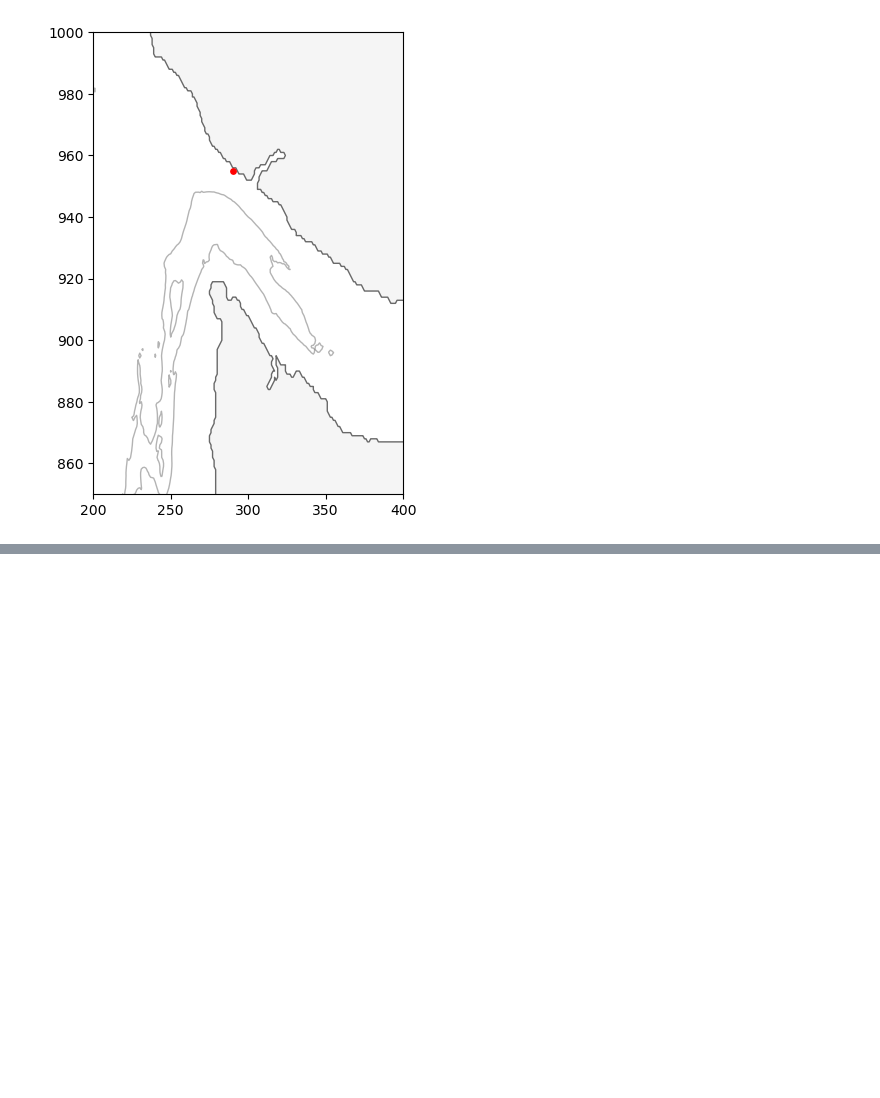
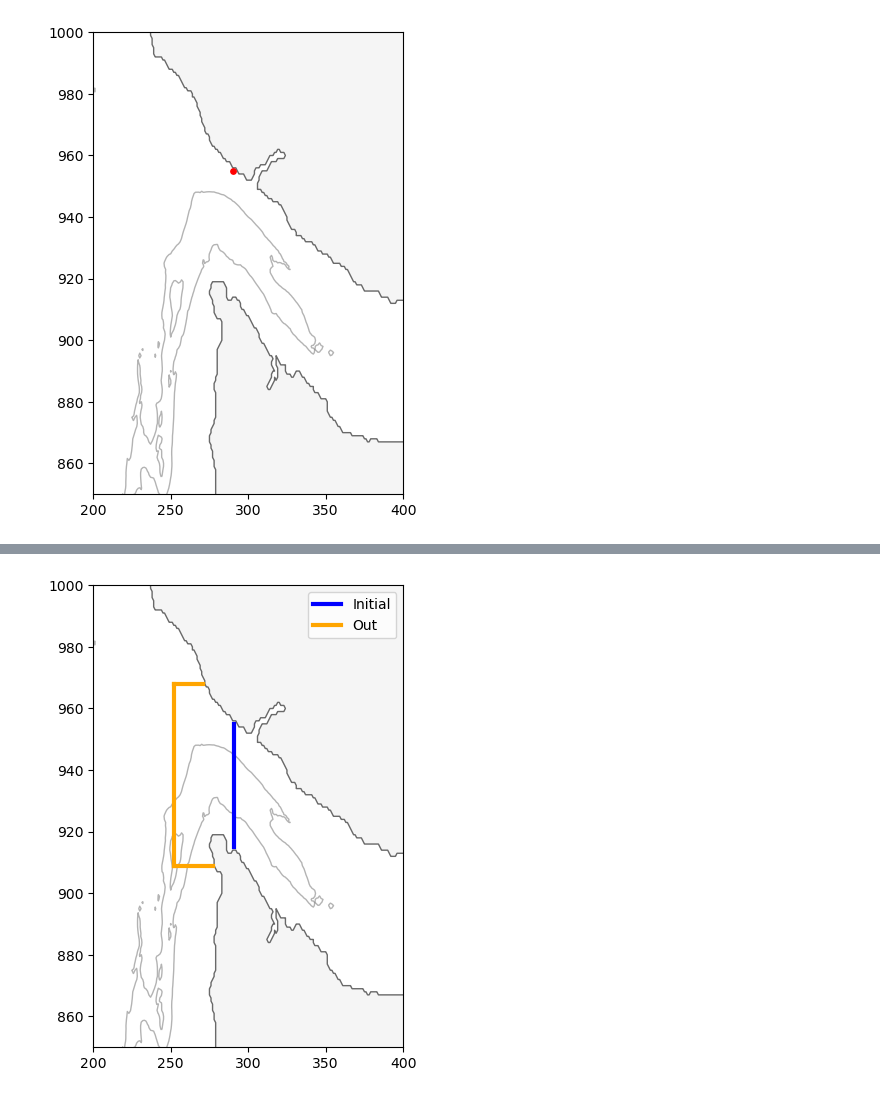
Before and after one commit to rbeutel/LO_user, a Jupyter notebook: ariane/flow_check.ipynb, the cells around one changed output, grey strips where cells are left out. Saved outputs shown, nothing was run; the diff lists cells and outputs as text; code cells hidden in the pictures; blank space fills up the shorter version.

```diff
--- a/ariane/flow_check.ipynb
+++ b/ariane/flow_check.ipynb
@@ -95,0 +96,19 @@ array(1.)
+# %%
+fig, ax = plt.subplots(1,1,figsize=(4, 6))
+
+X, Y = np.meshgrid(grid.xi_rho,grid.eta_rho)
+
+ax.contourf(X, Y, grid.mask_rho, levels=[-0.01, 0.01], colors='whitesmoke')
+ax.contour(X, Y, grid.mask_rho, linewidths=1, levels=[-0.01, 0.01], colors='dimgray')
+ax.contour(X, Y,grid.h, linewidths=1, levels=[200, 1000, 2000], colors='dimgray', alpha=0.5)
+
+ax.plot([291,291],[915,955],linewidth=3,c='b',label='Initial')
+ax.plot([252,277],[909,909],linewidth=3,c='orange',label='Out')
+ax.plot([252,271],[968,968],linewidth=3,c='orange')
+ax.plot([252,252],[909,968],linewidth=3,c='orange')
+ax.legend()
+
+ax.set_ylim([850,1000])
+ax.set_xlim([200,400]);
+# %% [output]
+[figure, added]
```
Also changed, not shown: parts of 4 cells of this notebook, 2 other files.
